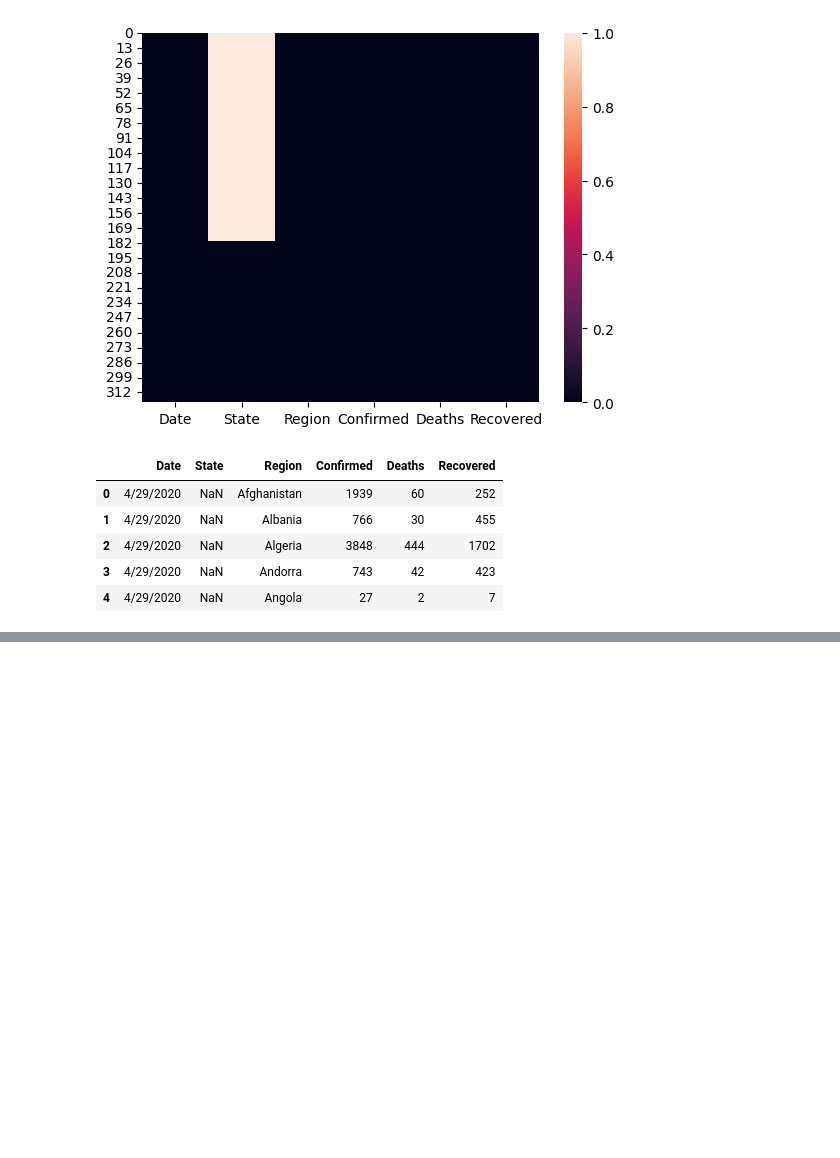
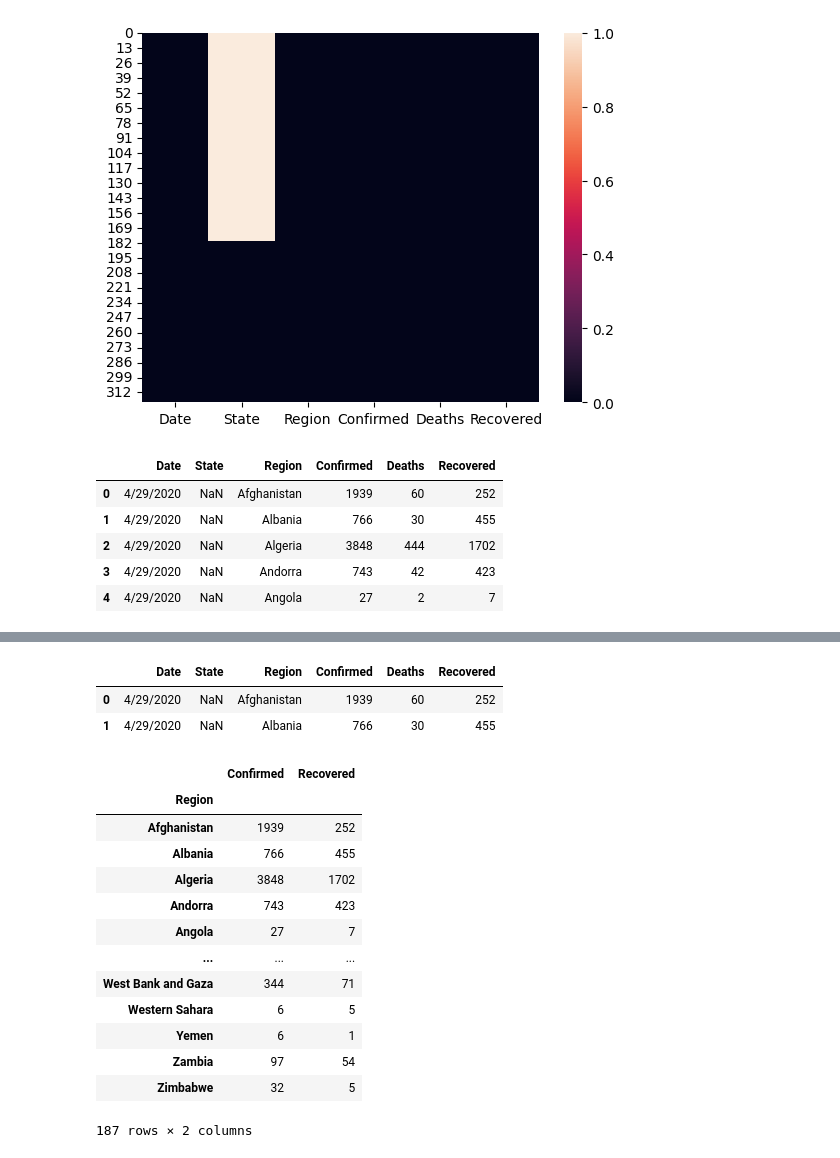
Before and after one commit to Palakg24/Practice, a Jupyter notebook: Project-3.ipynb, the cells around one changed output, grey strips where cells are left out. Cells and saved outputs as stored; diff of their text form; code cells hidden in the pictures; blank space fills up the shorter version.

```diff
--- a/Project-3.ipynb
+++ b/Project-3.ipynb
@@ -89,0 +105,23 @@ data.groupby('Region').sum().head(20)
+# %%
+data.head(2)
+# %% [output]
+|  | Date | State | Region | Confirmed | Deaths | Recovered |
+| 0 | 4/29/2020 | NaN | Afghanistan | 1939 | 60 | 252 |
+| 1 | 4/29/2020 | NaN | Albania | 766 | 30 | 455 |
+# %%
+data.groupby('Region')[['Confirmed','Recovered']].sum()
+# %% [output]
+|  | Confirmed | Recovered |
+| Region |  |  |
+| Afghanistan | 1939 | 252 |
+| Albania | 766 | 455 |
+| Algeria | 3848 | 1702 |
+| Andorra | 743 | 423 |
+| Angola | 27 | 7 |
+| ... | ... | ... |
+| West Bank and Gaza | 344 | 71 |
+| Western Sahara | 6 | 5 |
+| Yemen | 6 | 1 |
+| Zambia | 97 | 54 |
+| Zimbabwe | 32 | 5 |
+187 rows × 2 columns
```
Also changed, not shown: parts of 14 cells of this notebook.
